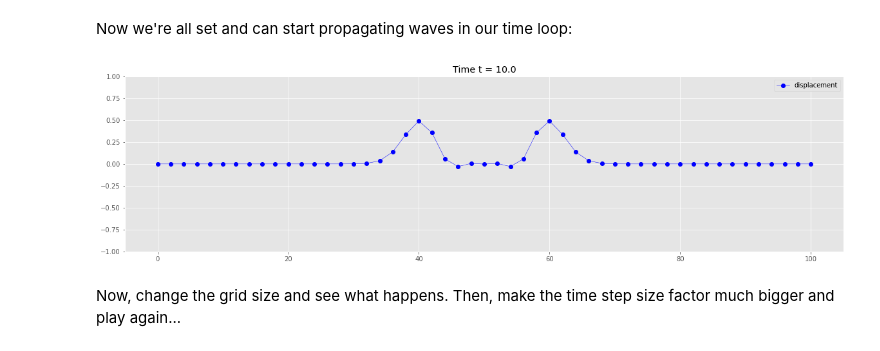
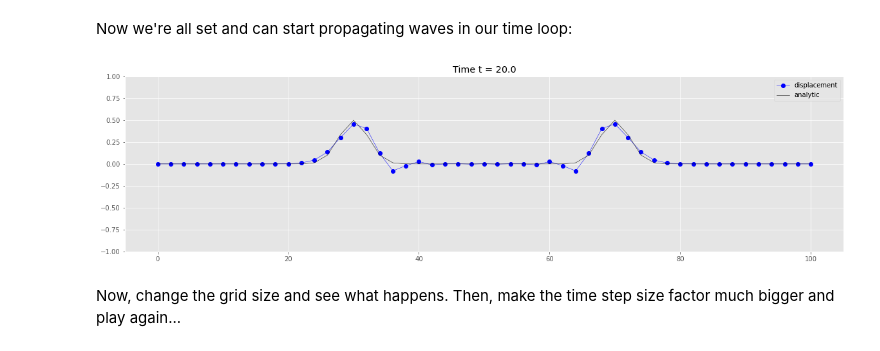
Before and after one commit to danielpeter/teaching-seismic-waves, a Jupyter notebook: 7_Numerical_methods/exercise/exercise_numerical_methods.ipynb, the cells around one changed output. Drawn from its saved outputs; the diff is of its cells as text; code cells hidden in the pictures.

Commit message:
adds exercise attenuation; adds analytic solution for numerical example

```diff
--- a/7_Numerical_methods/exercise/exercise_numerical_methods.ipynb
+++ b/7_Numerical_methods/exercise/exercise_numerical_methods.ipynb
@@ -97,10 +126,11 @@ x = np.arange(0,100.0+dx/2,dx)  # coordinates of grid points: 0-100
 nx = len(x)                     # number of grid points
 
 ## material properties
-rho = np.ones(nx)
-kappa = np.ones(nx)
+rho = np.ones(nx)               # density = 1 (kg/m^3)
+kappa = np.ones(nx)             # bulk modulus = 1 Pa = 1 N/m^2 = 1 kg/(m s^2)
 
-c2 = kappa/rho                      # wavespeed square: c^2
+c  = np.sqrt(kappa/rho)         # wavespeed in m/s
+c2 = kappa/rho                  # wavespeed square: c^2
 
 # plot
 plt.plot(x, np.zeros(nx), marker='o', color='black', label='Mesh')
@@ -119,7 +149,7 @@ FACTOR = 0.25
 dt = FACTOR * np.min(dx**2/c2)      # time step
 dt = np.round(dt,decimals=4)        # round-off 4 digit
 
-T_total = 10.0                      # simulation time: 0-200
+T_total = 20.0                      # simulation time: 0-200
 t = np.arange(0,T_total+dt/2,dt)
 nt = len(t)
 
@@ -139,16 +169,23 @@ u         = np.zeros(nx)  # displacement at time t^n
 u_nminus1 = np.zeros(nx)  #                 time t^{n-1}
 u_nplus1  = np.zeros(nx)  #                 time t^{n+1}
 
+u_analytic = np.zeros(nx)  # analytical solution
+
+# initial displacement function
+def phi_function(x):
+    # initial displacement
+    sigma = 0.1
+    phi = np.exp(-sigma*(x-50)**2)
+    return phi
+
 # initial condition
 def initialize():
     global u,u_nminus1,u_nplus1
-
     # initial displacement
-    sigma = 0.1
-    u = np.exp(-sigma*(x-50)**2)
-    # same for previous
+    u = phi_function(x)
+    # same for previous (zero velocity from previous time step)
     u_nminus1 = np.copy(u)
-    # same for next
+    # same for next (zero velocity for upcoming time step)
     u_nplus1 = np.copy(u)
 
 initialize()
@@ -173,33 +210,43 @@ plt.clf()
 fig = plt.figure()
 ax = fig.add_subplot(1, 1, 1)
 
 # time marching
 for it in np.arange(0,nt):
 
     # time scheme
     u_nminus1 = np.copy(u)
     u = np.copy(u_nplus1)
 
     # finite-difference update
     for i in np.arange(1,nx-1):
         u_nplus1[i] = 2*u[i]-u_nminus1[i]+(dt*dt*c2[i]/(dx*dx))*(u[i+1]-2*u[i]+u[i-1])
 
     # plot figure
     if (it+1)%2 == 0:
         t_nplus1 = (it+1) * dt
+
+        # analytical solution
+        for ix in np.arange(len(x)):
+            x_pos = ix * dx # position
+            f = phi_function(x_pos + c[ix] * t_nplus1)
+            g = phi_function(x_pos - c[ix] * t_nplus1)
+            u_analytic[ix] = 1.0/2.0 * ( f + g)
+
+        # plotting
         t_nplus1 = np.round(t_nplus1,decimals=4)        # round-off 4 digit
         print("time step ",it," - time = ",t_nplus1)
 
         # plots displacement
         clear_output(wait=True)
         plt.title('Time t = ' + str(t_nplus1))
         plt.plot(x, u_nplus1, marker='o', color = 'b', label = 'displacement')
+        plt.plot(x, u_analytic, color = 'black', label = 'analytic')
         plt.ylim(-1,1)
         plt.legend()
         #plt.show()
         plt.pause(0.5)
         print("")
 # %% [output]
-[figure, old version]
+[figure, new version]
 # %% [markdown]
 Now, change the grid size and see what happens. Then, make the time step size factor much bigger and play again...
```
Also changed, not shown: parts of 4 cells of this notebook, 2 other files.
